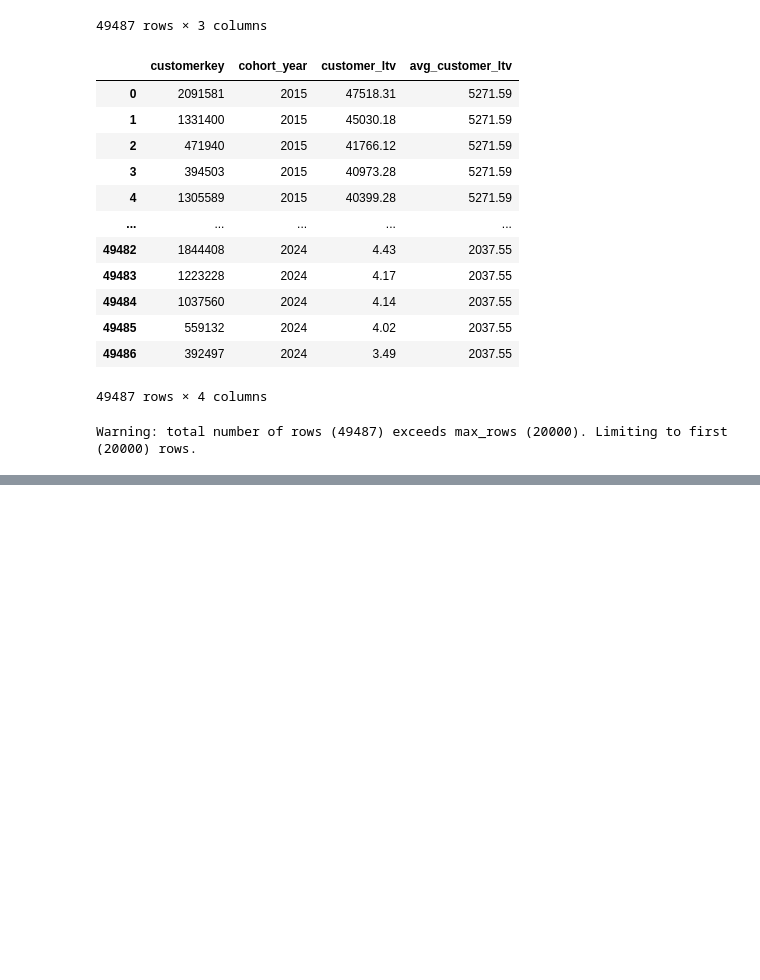
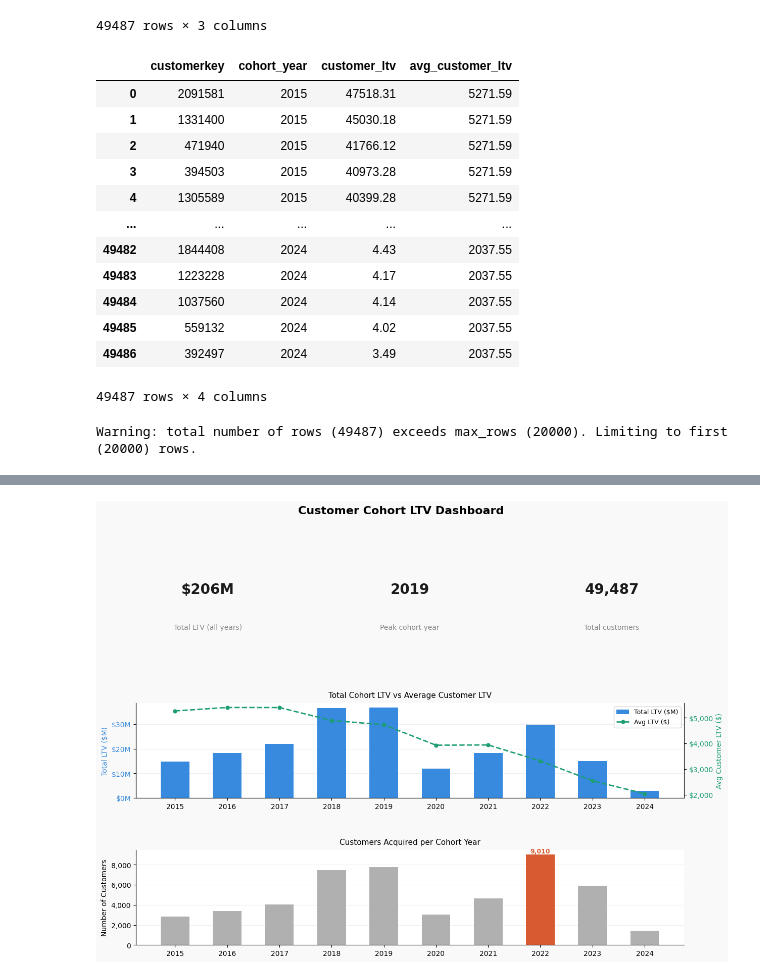
Before and after one commit to bonsoul/Data_Engineering101, a Jupyter notebook: CLT.ipynb, the cells around one changed output, grey strips where cells are left out. Drawn from its saved outputs; the diff is of its cells as text; code cells hidden in the pictures; blank space fills up the shorter version.

```diff
--- a/CLT.ipynb
+++ b/CLT.ipynb
@@ -89,0 +120,79 @@ Warning: total number of rows (49487) exceeds max_rows (20000). Limiting to firs
+# %%
+import matplotlib.pyplot as plt
+import matplotlib.gridspec as gridspec
+import numpy as np
+
+years = ['2015', '2016', '2017', '2018', '2019', '2020', '2021', '2022', '2023', '2024']
+total_ltv = [14.89, 18.36, 21.98, 36.46, 36.70, 11.92, 18.39, 29.87, 14.98, 2.86]
+avg_ltv   = [5272, 5405, 5403, 4897, 4732, 3933, 3943, 3316, 2543, 2038]
+customers = [2825, 3397, 4068, 7446, 7755, 3031, 4663, 9010, 5890, 1402]
+
+x = np.arange(len(years))
+
+fig = plt.figure(figsize=(14, 10), facecolor='#f9f9f9')
+fig.suptitle('Customer Cohort LTV Dashboard', fontsize=16, fontweight='bold', y=0.98)
+
+gs = gridspec.GridSpec(3, 3, figure=fig, hspace=0.55, wspace=0.4)
+
+# ── Metric cards ────────────────────────────────────────────────────────────
+metrics = [
+    ('Total LTV (all years)', '$206M'),
+    ('Peak cohort year',      '2019'),
+    ('Total customers',       '49,487'),
+]
+for i, (label, value) in enumerate(metrics):
+    ax = fig.add_subplot(gs[0, i])
+    ax.set_facecolor('white')
+    ax.set_xlim(0, 1); ax.set_ylim(0, 1)
+    ax.axis('off')
+    for spine in ax.spines.values():
+        spine.set_visible(True)
+        spine.set_edgecolor('#e0e0e0')
+    ax.text(0.5, 0.65, value,  ha='center', va='center', fontsize=20, fontweight='bold', color='#1a1a1a')
+    ax.text(0.5, 0.25, label,  ha='center', va='center', fontsize=10, color='#888888')
+
+# Total LTV bars + Avg LTV line
+ax1 = fig.add_subplot(gs[1, :])
+ax1.set_facecolor('white')
+bars = ax1.bar(x, total_ltv, color='#378ADD', width=0.55, label='Total LTV ($M)', zorder=2)
+ax1.set_xticks(x); ax1.set_xticklabels(years)
+ax1.set_ylabel('Total LTV ($M)', color='#378ADD', fontsize=10)
+ax1.tick_params(axis='y', labelcolor='#378ADD')
+ax1.yaxis.set_major_formatter(plt.FuncFormatter(lambda v, _: f'${v:.0f}M'))
+ax1.grid(axis='y', color='#eeeeee', zorder=0)
+ax1.spines[['top', 'right']].set_visible(False)
+
+ax2 = ax1.twinx()
+ax2.plot(x, avg_ltv, color='#1D9E75', linewidth=2, linestyle='--',
+         marker='o', markersize=5, label='Avg LTV ($)', zorder=3)
+ax2.set_ylabel('Avg Customer LTV ($)', color='#1D9E75', fontsize=10)
+ax2.tick_params(axis='y', labelcolor='#1D9E75')
+ax2.yaxis.set_major_formatter(plt.FuncFormatter(lambda v, _: f'${v:,.0f}'))
+ax2.spines[['top']].set_visible(False)
+
+lines1, labels1 = ax1.get_legend_handles_labels()
+lines2, labels2 = ax2.get_legend_handles_labels()
+ax1.legend(lines1 + lines2, labels1 + labels2, loc='upper right', fontsize=9)
+ax1.set_title('Total Cohort LTV vs Average Customer LTV', fontsize=11, pad=8)
+
+# Customers per cohort bar chart
+ax3 = fig.add_subplot(gs[2, :])
+ax3.set_facecolor('white')
+bar_colors = ['#D85A30' if v == max(customers) else '#b0b0b0' for v in customers]
+ax3.bar(x, customers, color=bar_colors, width=0.55, zorder=2)
+ax3.set_xticks(x); ax3.set_xticklabels(years)
+ax3.set_ylabel('Number of Customers', fontsize=10)
+ax3.yaxis.set_major_formatter(plt.FuncFormatter(lambda v, _: f'{v:,.0f}'))
+ax3.grid(axis='y', color='#eeeeee', zorder=0)
+ax3.spines[['top', 'right']].set_visible(False)
+ax3.set_title('Customers Acquired per Cohort Year', fontsize=11, pad=8)
+
+# highlight label on peak bar
+peak_idx = customers.index(max(customers))
+ax3.text(peak_idx, max(customers) + 150, f'{max(customers):,}',
+         ha='center', fontsize=9, color='#D85A30', fontweight='bold')
+
+plt.savefig('cohort_ltv_dashboard.png', dpi=150, bbox_inches='tight')
+plt.show()
+# %% [output]
+[figure, added]
```
Also changed, not shown: parts of 1 cell of this notebook.
